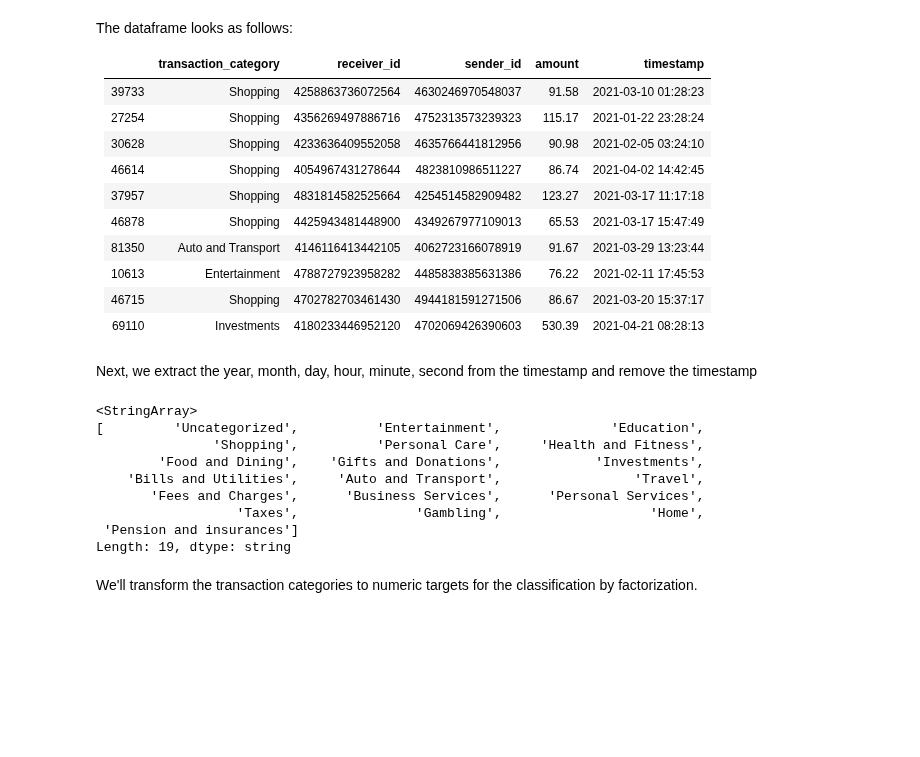
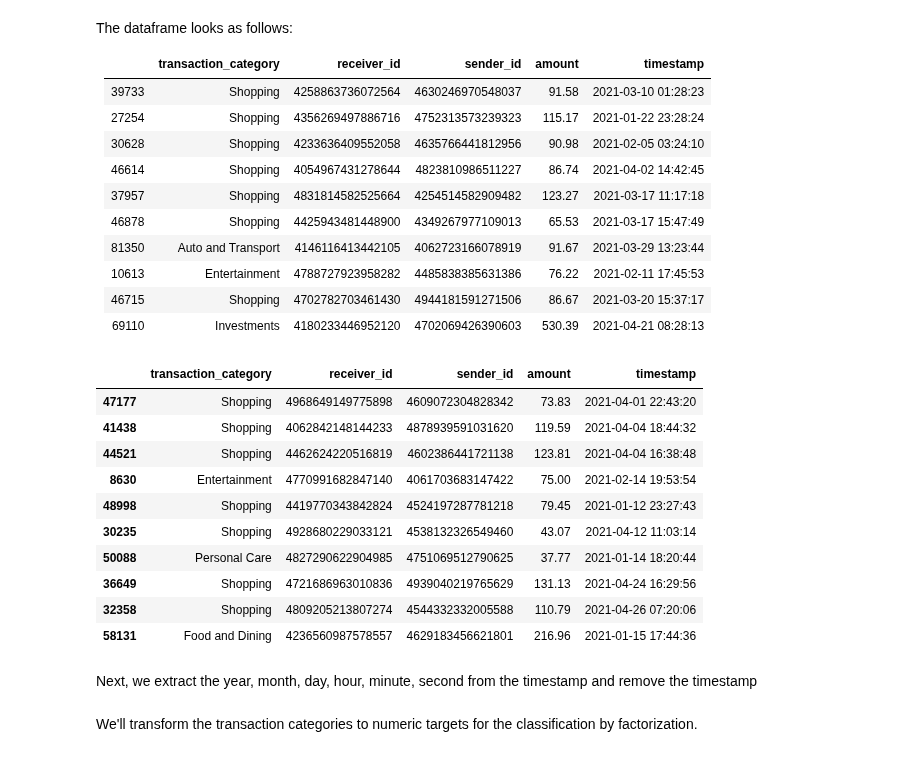
Before and after one commit to mlrun/demo-sagemaker, a Jupyter notebook: financial_payment_classification.ipynb, the cells around one changed output. Saved outputs shown, nothing was run; the diff lists cells and outputs as text; code cells hidden in the pictures; blank space fills up the shorter version.

```diff
--- a/financial_payment_classification.ipynb
+++ b/financial_payment_classification.ipynb
@@ -153,6 +144,20 @@ The dataframe looks as follows:
 | 10613 | Entertainment | 4788727923958282 | 4485838385631386 | 76.22 | 2021-02-11 17:45:53 |
 | 46715 | Shopping | 4702782703461430 | 4944181591271506 | 86.67 | 2021-03-20 15:37:17 |
 | 69110 | Investments | 4180233446952120 | 4702069426390603 | 530.39 | 2021-04-21 08:28:13 |
+# %%
+data.sample(10)
+# %% [output]
+|  | transaction_category | receiver_id | sender_id | amount | timestamp |
+| 47177 | Shopping | 4968649149775898 | 4609072304828342 | 73.83 | 2021-04-01 22:43:20 |
+| 41438 | Shopping | 4062842148144233 | 4878939591031620 | 119.59 | 2021-04-04 18:44:32 |
+| 44521 | Shopping | 4462624220516819 | 4602386441721138 | 123.81 | 2021-04-04 16:38:48 |
+| 8630 | Entertainment | 4770991682847140 | 4061703683147422 | 75.00 | 2021-02-14 19:53:54 |
+| 48998 | Shopping | 4419770343842824 | 4524197287781218 | 79.45 | 2021-01-12 23:27:43 |
+| 30235 | Shopping | 4928680229033121 | 4538132326549460 | 43.07 | 2021-04-12 11:03:14 |
+| 50088 | Personal Care | 4827290622904985 | 4751069512790625 | 37.77 | 2021-01-14 18:20:44 |
+| 36649 | Shopping | 4721686963010836 | 4939040219765629 | 131.13 | 2021-04-24 16:29:56 |
+| 32358 | Shopping | 4809205213807274 | 4544332332005588 | 110.79 | 2021-04-26 07:20:06 |
+| 58131 | Food and Dining | 4236560987578557 | 4629183456621801 | 216.96 | 2021-01-15 17:44:36 |
 # %% [markdown]
 Next, we extract the year, month, day, hour, minute, second from the timestamp and remove the timestamp
 # %%
@@ -170,15 +172,3 @@ for key, val in factorize_key.items():
-# %%
-data["transaction_category"].unique()
-# %% [output]
-<StringArray>
-[         'Uncategorized',          'Entertainment',              'Education',
-               'Shopping',          'Personal Care',     'Health and Fitness',
-        'Food and Dining',    'Gifts and Donations',            'Investments',
-    'Bills and Utilities',     'Auto and Transport',                 'Travel',
-       'Fees and Charges',      'Business Services',      'Personal Services',
-                  'Taxes',               'Gambling',                   'Home',
- 'Pension and insurances']
-Length: 19, dtype: string
 # %% [markdown]
 We'll transform the transaction categories to numeric targets for the classification by factorization.
 # %%
```
Also changed, not shown: parts of 66 cells of this notebook, 3 other files.
